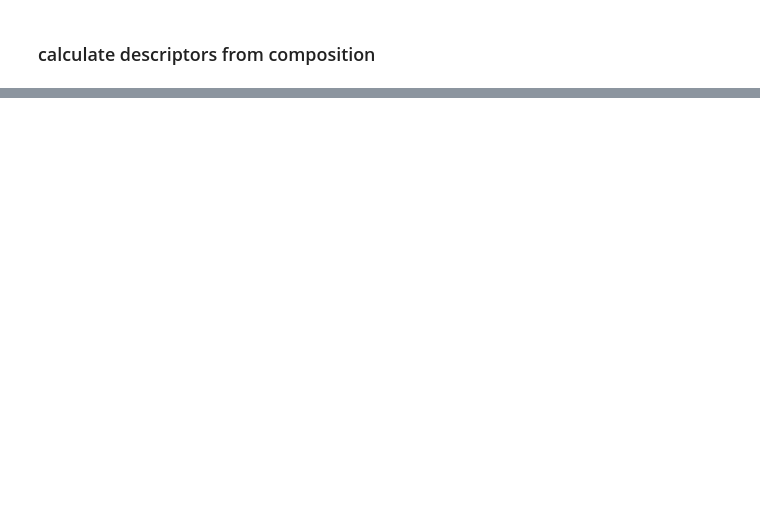
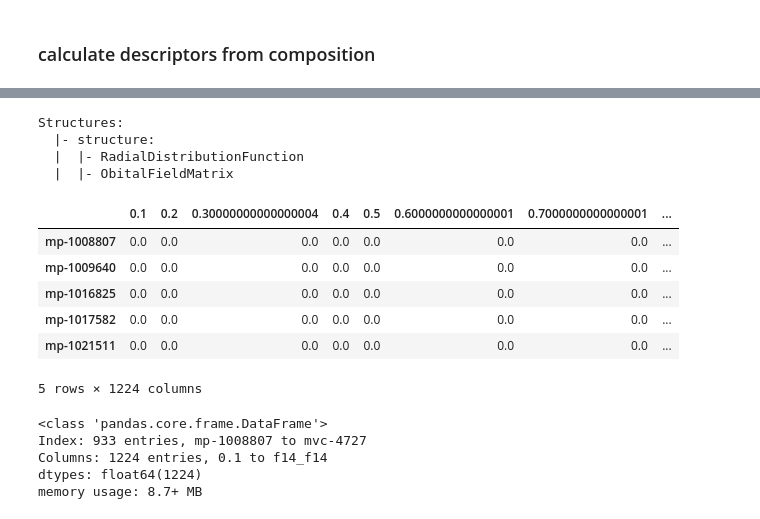
Before and after one commit to yoshida-lab/XenonPy, a Jupyter notebook: samples/calculate_descriptors.ipynb, the cells around one changed output, grey strips where cells are left out. Drawn from its saved outputs; the diff is of its cells as text; code cells hidden in the pictures; blank space fills up the shorter version.

```diff
--- a/samples/calculate_descriptors.ipynb
+++ b/samples/calculate_descriptors.ipynb
@@ -180,0 +126,27 @@ dh_map.draw(dens)
+# %%
+from xenonpy.descriptor import Structures
+
+cal = Structures()
+cal
+# %% [output]
+Structures:
+  |- structure:
+  |  |- RadialDistributionFunction
+  |  |- ObitalFieldMatrix
+# %%
+descriptor = cal.transform(samples)
+descriptor.head(5)
+descriptor.info()
+# %% [output]
+|  | 0.1 | 0.2 | 0.30000000000000004 | 0.4 | 0.5 | 0.6000000000000001 | 0.7000000000000001 | ... |
+| mp-1008807 | 0.0 | 0.0 | 0.0 | 0.0 | 0.0 | 0.0 | 0.0 | ... |
+| mp-1009640 | 0.0 | 0.0 | 0.0 | 0.0 | 0.0 | 0.0 | 0.0 | ... |
+| mp-1016825 | 0.0 | 0.0 | 0.0 | 0.0 | 0.0 | 0.0 | 0.0 | ... |
+| mp-1017582 | 0.0 | 0.0 | 0.0 | 0.0 | 0.0 | 0.0 | 0.0 | ... |
+| mp-1021511 | 0.0 | 0.0 | 0.0 | 0.0 | 0.0 | 0.0 | 0.0 | ... |
+5 rows × 1224 columns
+<class 'pandas.core.frame.DataFrame'>
+Index: 933 entries, mp-1008807 to mvc-4727
+Columns: 1224 entries, 0.1 to f14_f14
+dtypes: float64(1224)
+memory usage: 8.7+ MB
```
Also changed, not shown: parts of 26 cells of this notebook, 56 other files.
